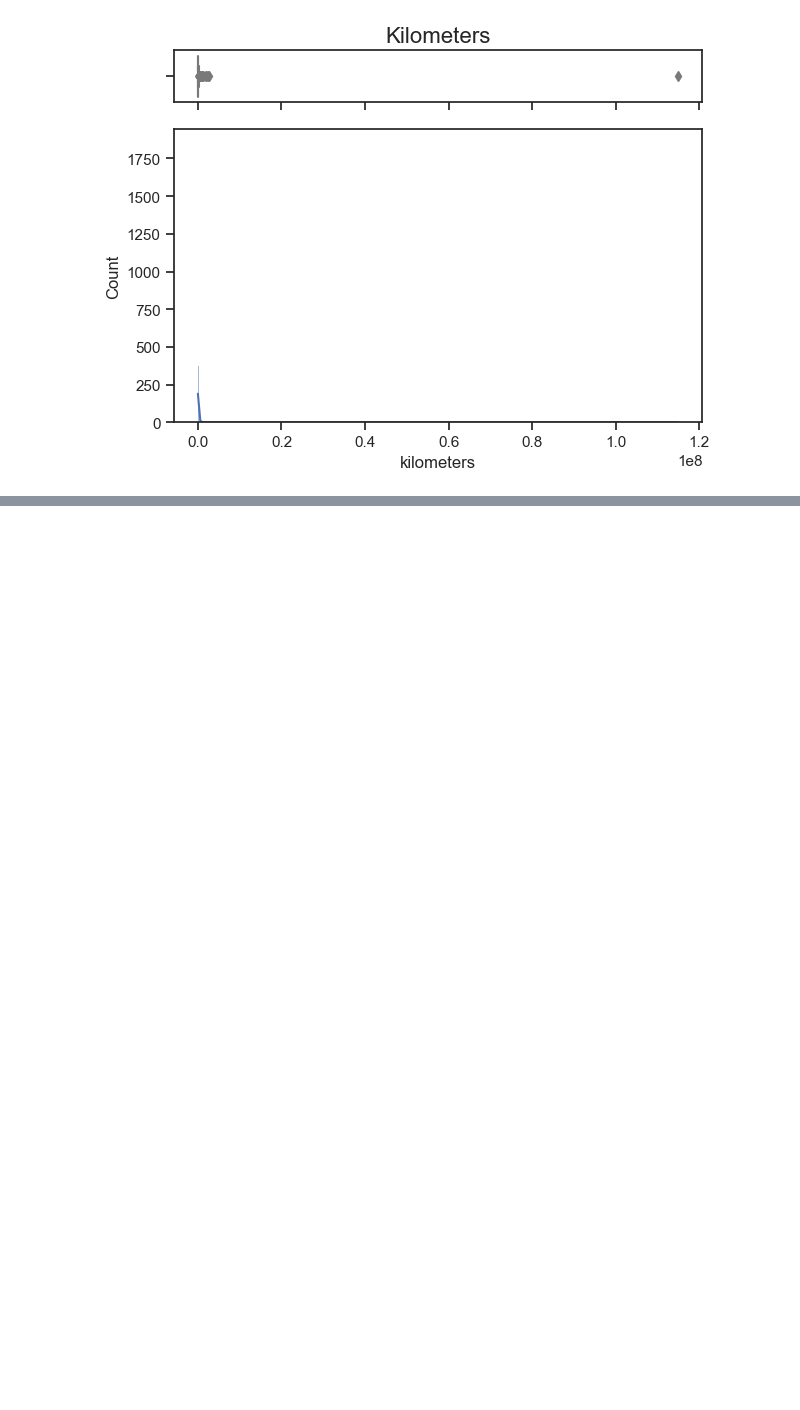
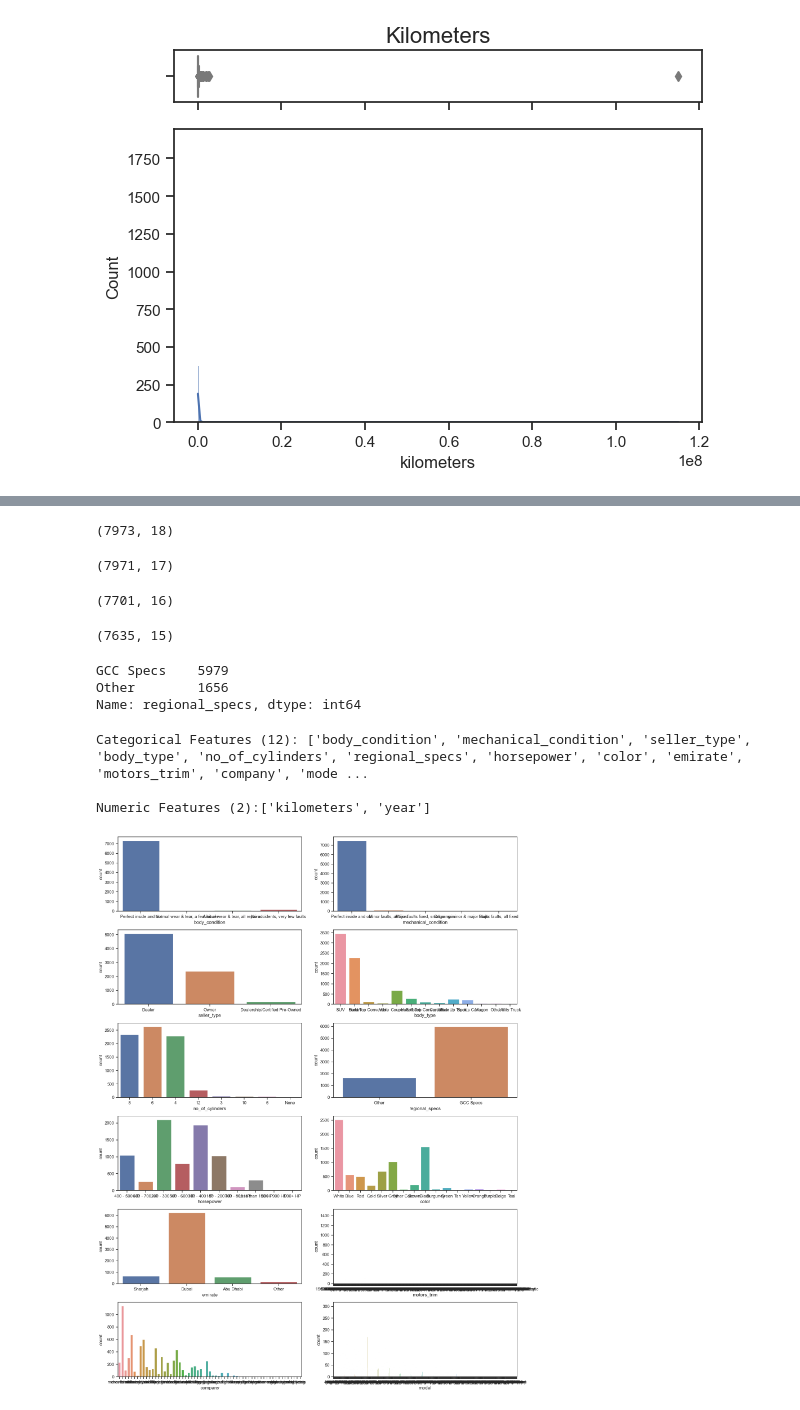
Before and after one commit to muscak/Dubizzle-Used-Car-Sale-Price-Prediction, a Jupyter notebook: Dubizzle-Used-Car-Sale-Price-Prediction.ipynb, the cells around one changed output, grey strips where cells are left out. Cells and saved outputs as stored; diff of their text form; code cells hidden in the pictures; blank space fills up the shorter version.

```diff
--- a/Dubizzle-Used-Car-Sale-Price-Prediction.ipynb
+++ b/Dubizzle-Used-Car-Sale-Price-Prediction.ipynb
@@ -304,0 +370,39 @@ Name: emirate, dtype: float64
+# %%
+df_no_dup = df_no_dup[df_no_dup['horsepower'] != 'Unknown']
+df_no_dup.shape
+# %% [output]
+(7973, 18)
+# %%
+df_no_dup = df_no_dup[df_no_dup['steering_side'] != 'Right Hand Side']
+df_no_dup.drop('steering_side', axis=1, inplace=True)
+df_no_dup.shape
+# %% [output]
+(7971, 17)
+# %%
+df_no_dup = df_no_dup[df_no_dup['transmission_type'] == 'Automatic Transmission']
+df_no_dup.drop('transmission_type', axis=1, inplace=True)
+df_no_dup.shape
+# %% [output]
+(7701, 16)
+# %%
+df_no_dup = df_no_dup[df_no_dup['fuel_type'] == 'Gasoline']
+df_no_dup.drop('fuel_type', axis=1, inplace=True)
+df_no_dup.shape
+# %% [output]
+(7635, 15)
+# %%
+df_no_dup.loc[df_no_dup['regional_specs'] != 'GCC Specs', 'regional_specs'] = 'Other'
+df_no_dup['regional_specs'].value_counts()
+# %% [output]
+GCC Specs    5979
+Other        1656
+Name: regional_specs, dtype: int64
+# %%
+# Let's check the distribution after applying some clean up
+cat_features, nbr_features = list_feature_types(df_no_dup)
+count_plot(df_no_dup, cat_features)
+# %% [output]
+Categorical Features (12): ['body_condition', 'mechanical_condition', 'seller_type', 'body_type', 'no_of_cylinders', 'regional_specs', 'horsepower', 'color', 'emirate', 'motors_trim', 'company', 'mode ...
+
+Numeric Features (2):['kilometers', 'year']
+[figure, added]
```
Also changed, not shown: parts of 26 cells of this notebook, 3 other files.
